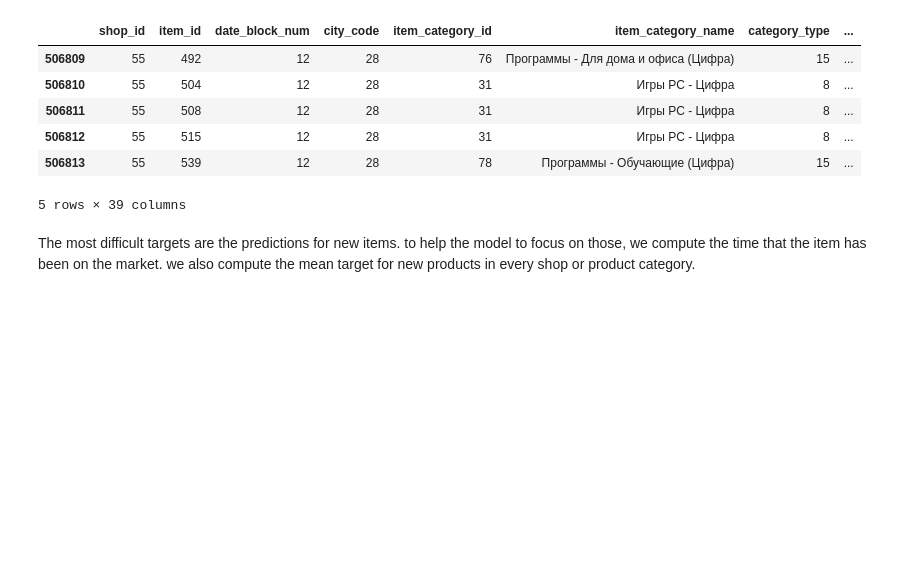
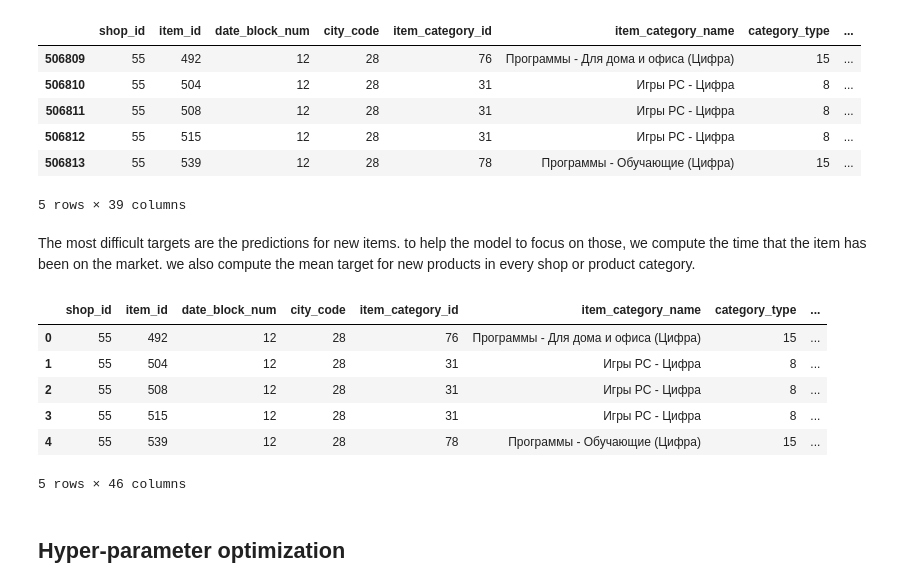
Before and after one commit to justinthe/kaggle_predict_future_sales, a Jupyter notebook: notebook/predict_future_sales_model_3.ipynb, the cells around one changed output. Drawn from its saved outputs; the diff is of its cells as text; code cells hidden in the pictures; blank space fills up the shorter version.

Commit message:
Added mean target for new items

```diff
--- a/notebook/predict_future_sales_model_3.ipynb
+++ b/notebook/predict_future_sales_model_3.ipynb
@@ -74,0 +79,16 @@ new_item_sales = all_data[all_data['elapsed_first_sale'] == 0]
+# %%
+# mean target for new items in every product category and sub-category
+mean_target_cat_new = new_item_sales.groupby(['category_type'])['target'].mean()
+all_data['mean_target_cat_newitem'] = all_data['category_type'].map(mean_target_cat_new)
+# %%
+mean_target_subcat_new = new_item_sales.groupby(['category_subtype'])['target'].mean()
+all_data['mean_target_subcat_newitem'] = all_data['category_subtype'].map(mean_target_subcat_new)
+# %%
+# mean target for new items in every shop-category and shop-subcategory
+mean_target_shopcat_new = new_item_sales.groupby(['shop_id','category_type'], as_index=False)['target'].mean()
+mean_target_shopcat_new.rename(columns={'target':'mean_target_shopcat_newitem'}, inplace=True)
+all_data = pd.merge(all_data, mean_target_shopcat_new, how='left', on=['shop_id', 'category_type'])
+# %%
+mean_target_shopsubcat_new = new_item_sales.groupby(['shop_id', 'category_subtype'], as_index=False)['target'].mean()
+mean_target_shopsubcat_new.rename(columns={'target': 'mean_target_shopsubcat_newitem'}, inplace=True)
+all_data = pd.merge(all_data, mean_target_shopsubcat_new, how='left', on=['shop_id', 'category_subtype'])
@@ -74,0 +99,12 @@ new_item_sales = all_data[all_data['elapsed_first_sale'] == 0]
+# %%
+all_data.head(5)
+# %% [output]
+|  | shop_id | item_id | date_block_num | city_code | item_category_id | item_category_name | category_type | ... |
+| 0 | 55 | 492 | 12 | 28 | 76 | Программы - Для дома и офиса (Цифра) | 15 | ... |
+| 1 | 55 | 504 | 12 | 28 | 31 | Игры PC - Цифра | 8 | ... |
+| 2 | 55 | 508 | 12 | 28 | 31 | Игры PC - Цифра | 8 | ... |
+| 3 | 55 | 515 | 12 | 28 | 31 | Игры PC - Цифра | 8 | ... |
+| 4 | 55 | 539 | 12 | 28 | 78 | Программы - Обучающие (Цифра) | 15 | ... |
+5 rows × 46 columns
+# %% [markdown]
+## Hyper-parameter optimization
```
Also changed, not shown: parts of 2 cells of this notebook.
